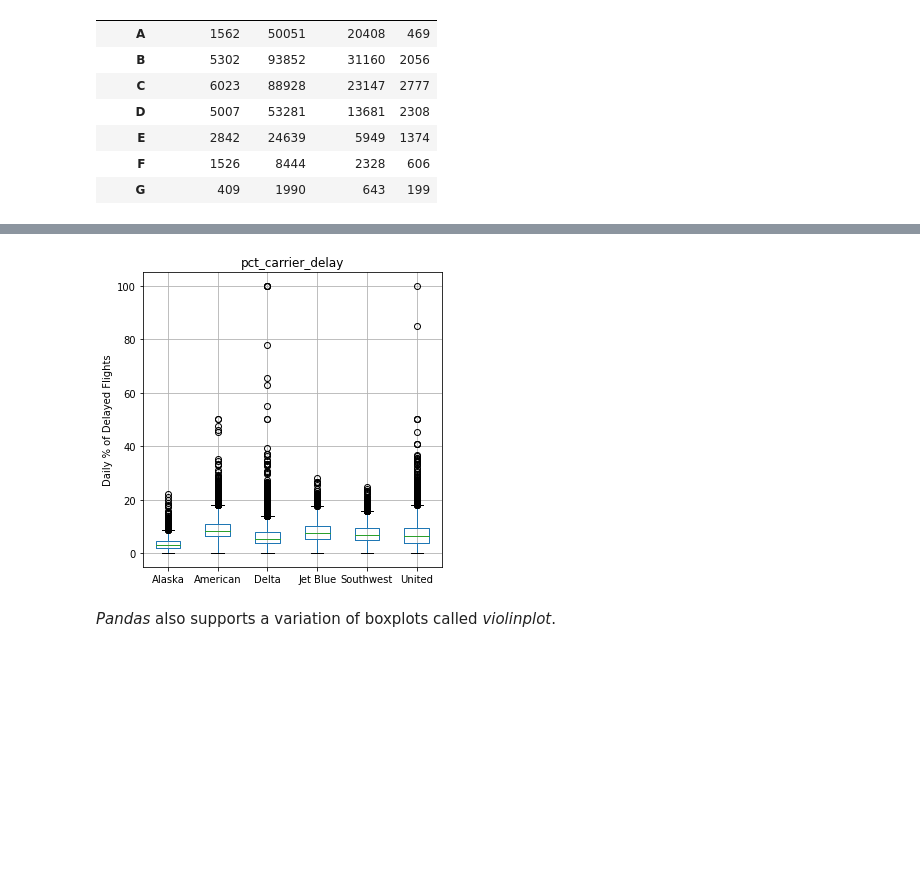
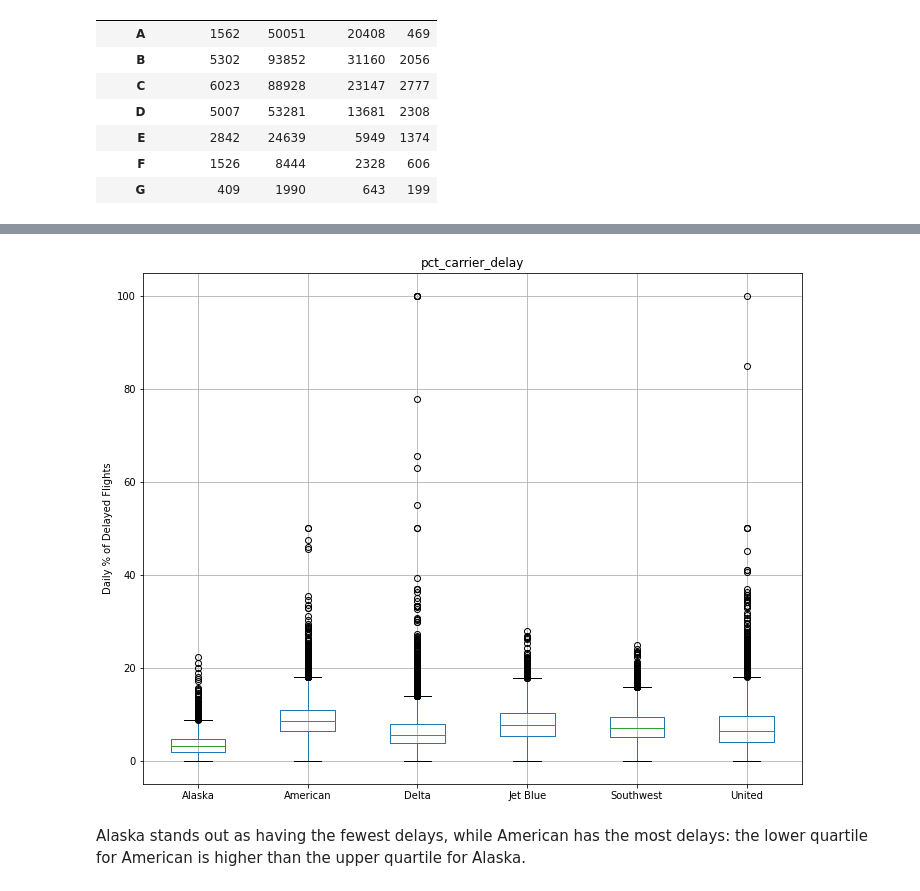
Before and after one commit to pmayd/practical-statistics-for-data-scientists, a Jupyter notebook: python/notebooks/Chapter 1 - Exploratory Data Analysis.ipynb, the cells around one changed output, grey strips where cells are left out. Cells and saved outputs as stored; diff of their text form; code cells hidden in the pictures; blank space fills up the shorter version.

```diff
--- a/python/notebooks/Chapter 1 - Exploratory Data Analysis.ipynb
+++ b/python/notebooks/Chapter 1 - Exploratory Data Analysis.ipynb
@@ -915,15 +920,17 @@ _Pandas_ boxplots of a column can be grouped by a different column.
 # %%
+# Figure 1-10
 airline_stats = pd.read_csv(AIRLINE_STATS_CSV)
 airline_stats.head()
+
 ax = airline_stats.boxplot(by='airline', column='pct_carrier_delay',
-                           figsize=(5, 5))
+                           figsize=(10, 8))
 ax.set_xlabel('')
 ax.set_ylabel('Daily % of Delayed Flights')
 plt.suptitle('')
 
 plt.tight_layout()
 plt.show()
 # %% [output]
-[figure, old version]
+[figure, new version]
-# %% [markdown]
-_Pandas_ also supports a variation of boxplots called _violinplot_.
+# %% [markdown]
+Alaska stands out as having the fewest delays, while American has the most delays: the lower quartile for American is higher than the upper quartile for Alaska.
```
Also changed, not shown: parts of 14 cells of this notebook.
